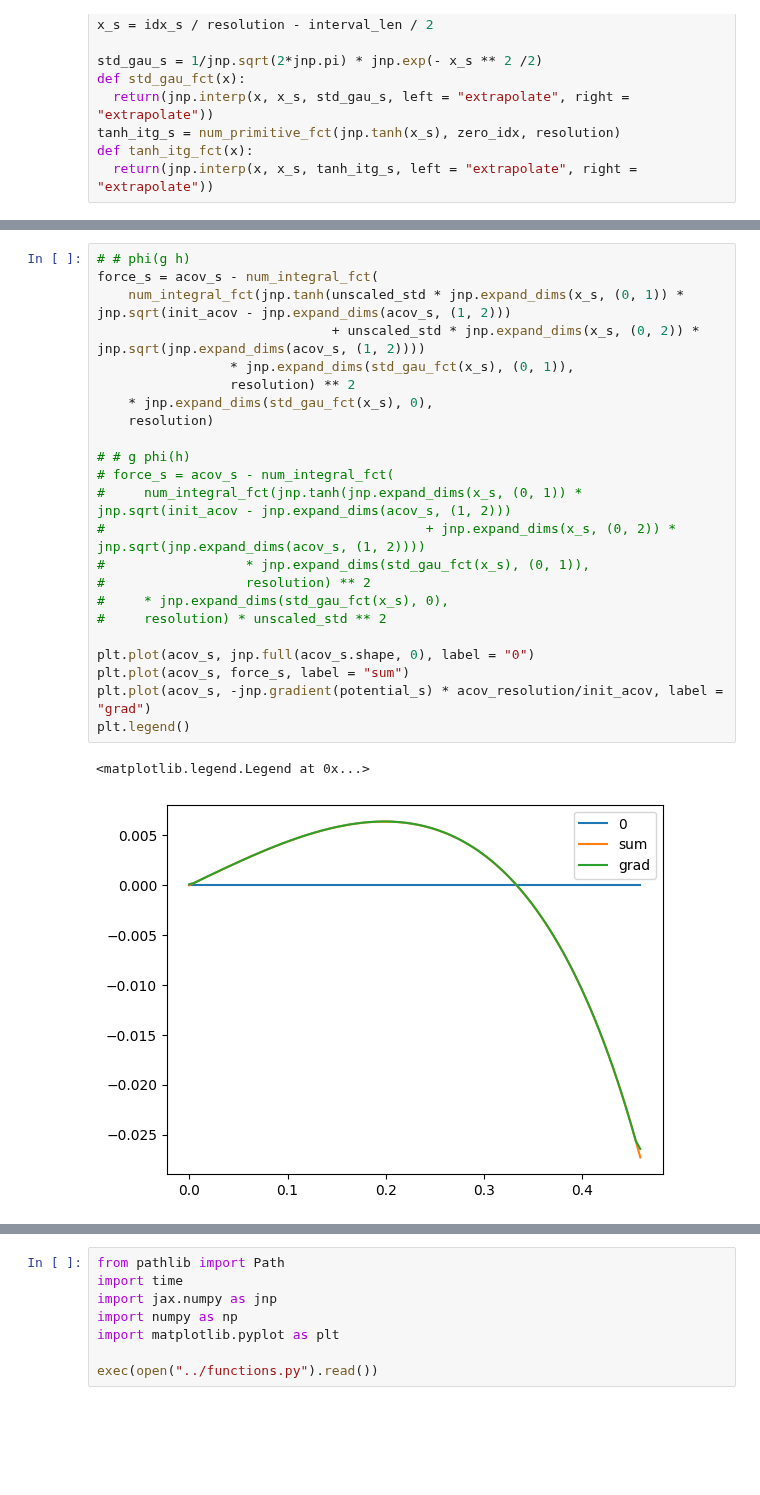
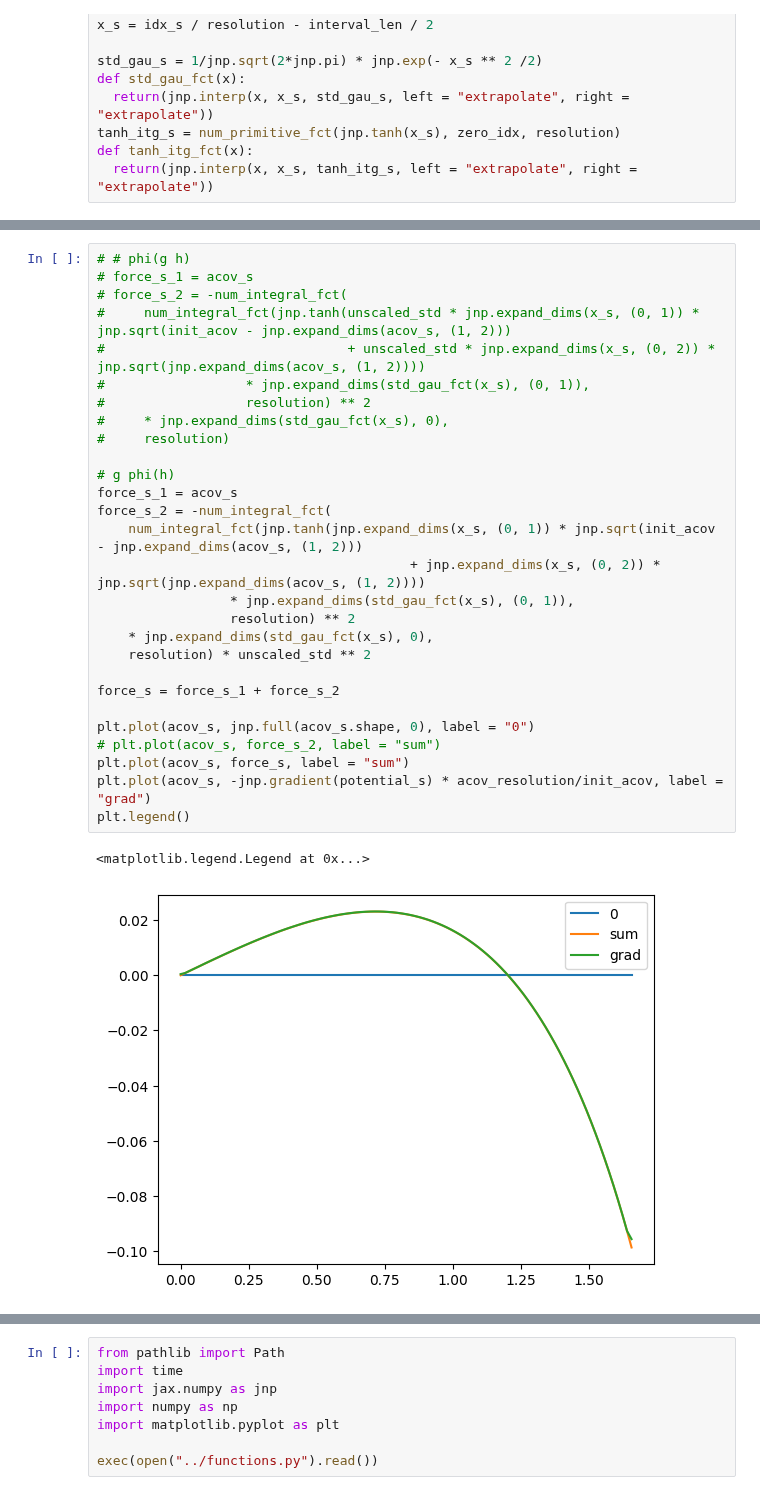
Before and after one commit to zhaoz0314/random-EI, a Jupyter notebook: pseudospatial/predictions.ipynb, the cells around one changed output, grey strips where cells are left out. Saved outputs shown, nothing was run; the diff lists cells and outputs as text; blank space fills up the shorter version.

```diff
--- a/pseudospatial/predictions.ipynb
+++ b/pseudospatial/predictions.ipynb
@@ -111,27 +111,32 @@ plt.legend()
 # %%
 # # phi(g h)
-force_s = acov_s - num_integral_fct(
-    num_integral_fct(jnp.tanh(unscaled_std * jnp.expand_dims(x_s, (0, 1)) * jnp.sqrt(init_acov - jnp.expand_dims(acov_s, (1, 2)))
-                              + unscaled_std * jnp.expand_dims(x_s, (0, 2)) * jnp.sqrt(jnp.expand_dims(acov_s, (1, 2))))
+# force_s_1 = acov_s
+# force_s_2 = -num_integral_fct(
+#     num_integral_fct(jnp.tanh(unscaled_std * jnp.expand_dims(x_s, (0, 1)) * jnp.sqrt(init_acov - jnp.expand_dims(acov_s, (1, 2)))
+#                               + unscaled_std * jnp.expand_dims(x_s, (0, 2)) * jnp.sqrt(jnp.expand_dims(acov_s, (1, 2))))
+#                  * jnp.expand_dims(std_gau_fct(x_s), (0, 1)),
+#                  resolution) ** 2
+#     * jnp.expand_dims(std_gau_fct(x_s), 0),
+#     resolution)
+
+# g phi(h)
+force_s_1 = acov_s
+force_s_2 = -num_integral_fct(
+    num_integral_fct(jnp.tanh(jnp.expand_dims(x_s, (0, 1)) * jnp.sqrt(init_acov - jnp.expand_dims(acov_s, (1, 2)))
+                                        + jnp.expand_dims(x_s, (0, 2)) * jnp.sqrt(jnp.expand_dims(acov_s, (1, 2))))
                  * jnp.expand_dims(std_gau_fct(x_s), (0, 1)),
                  resolution) ** 2
     * jnp.expand_dims(std_gau_fct(x_s), 0),
-    resolution)
+    resolution) * unscaled_std ** 2
 
-# # g phi(h)
-# force_s = acov_s - num_integral_fct(
-#     num_integral_fct(jnp.tanh(jnp.expand_dims(x_s, (0, 1)) * jnp.sqrt(init_acov - jnp.expand_dims(acov_s, (1, 2)))
-#                                         + jnp.expand_dims(x_s, (0, 2)) * jnp.sqrt(jnp.expand_dims(acov_s, (1, 2))))
-#                  * jnp.expand_dims(std_gau_fct(x_s), (0, 1)),
-#                  resolution) ** 2
-#     * jnp.expand_dims(std_gau_fct(x_s), 0),
-#     resolution) * unscaled_std ** 2
+force_s = force_s_1 + force_s_2
 
 plt.plot(acov_s, jnp.full(acov_s.shape, 0), label = "0")
+# plt.plot(acov_s, force_s_2, label = "sum")
 plt.plot(acov_s, force_s, label = "sum")
 plt.plot(acov_s, -jnp.gradient(potential_s) * acov_resolution/init_acov, label = "grad")
 plt.legend()
 # %% [output]
 <matplotlib.legend.Legend at 0x...>
-[figure, old version]
+[figure, new version]
 # %%
```
Also changed, not shown: parts of 8 cells of this notebook.
